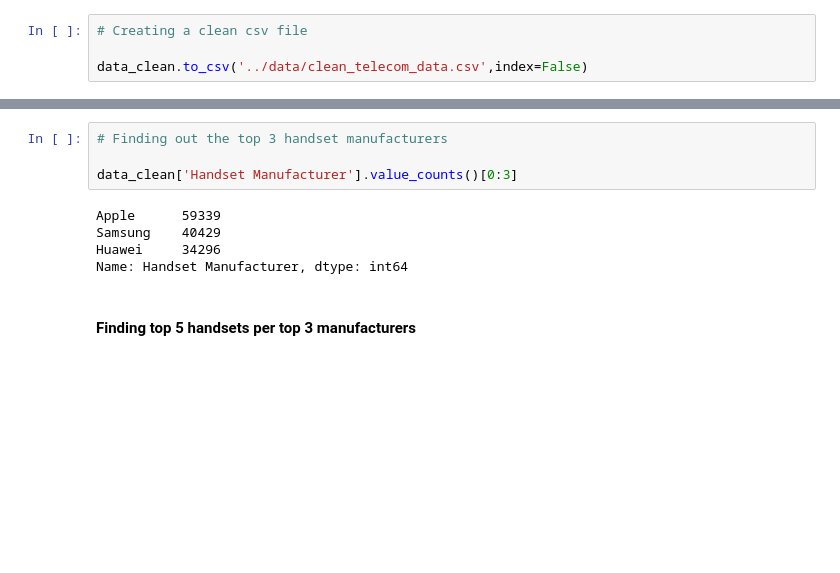
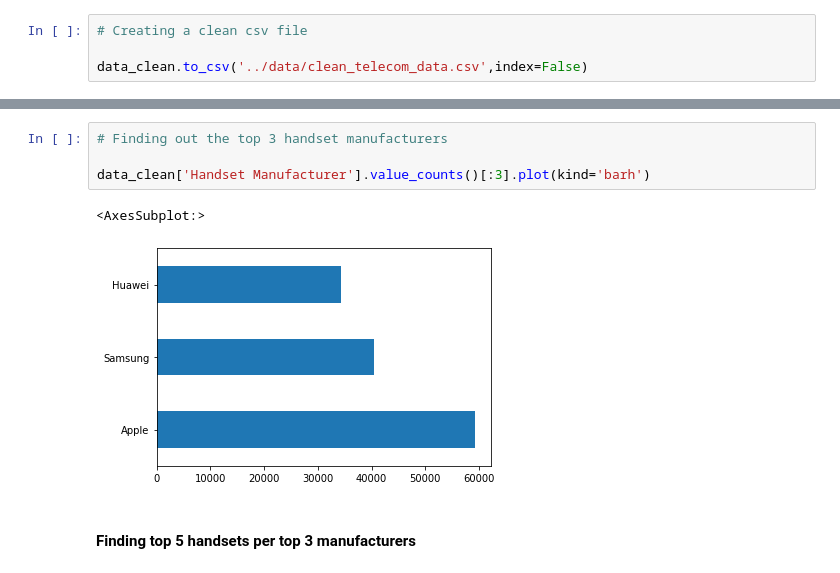
Before and after one commit to Micky373/Telecom_user_analytics, a Jupyter notebook: notebooks/user_overview_analysis.ipynb, the cells around one changed output, grey strips where cells are left out. Cells and saved outputs as stored; diff of their text form; blank space fills up the shorter version.

```diff
--- a/notebooks/user_overview_analysis.ipynb
+++ b/notebooks/user_overview_analysis.ipynb
@@ -252,12 +243,10 @@ Name: Handset Type, dtype: int64
 # %%
 # Finding out the top 3 handset manufacturers
 
-data_clean['Handset Manufacturer'].value_counts()[0:3]
+data_clean['Handset Manufacturer'].value_counts()[:3].plot(kind='barh')
 # %% [output]
-Apple      59339
-Samsung    40429
-Huawei     34296
-Name: Handset Manufacturer, dtype: int64
+<AxesSubplot:>
+[figure, added]
 # %% [markdown]
 #### Finding top 5 handsets per top 3 manufacturers
 # %%
```
Also changed, not shown: parts of 4 cells of this notebook.
